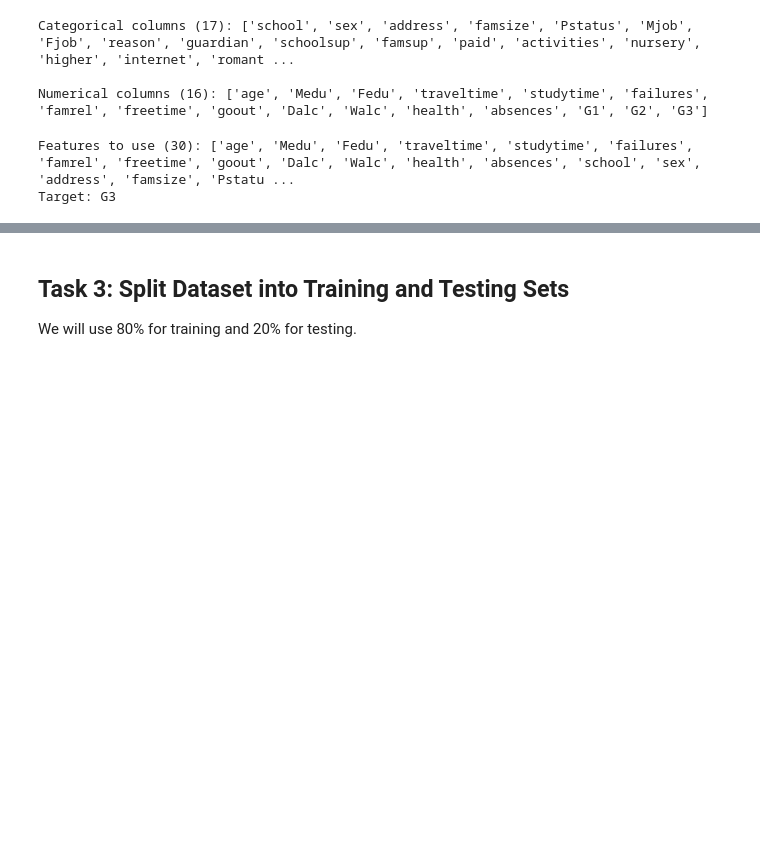
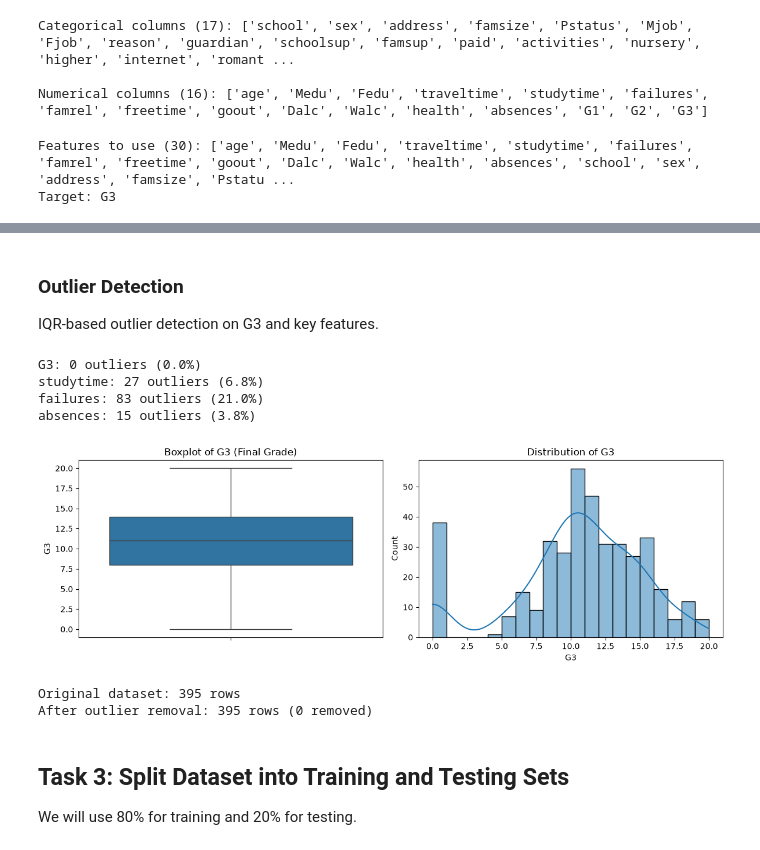
Before and after one commit to K1NGS1LVER/MCA_machine_learning, a Jupyter notebook: lab5/lab5_executed.ipynb, the cells around one changed output, grey strips where cells are left out. Saved outputs shown, nothing was run; the diff lists cells and outputs as text; code cells hidden in the pictures; blank space fills up the shorter version.

```diff
--- a/lab5/lab5_executed.ipynb
+++ b/lab5/lab5_executed.ipynb
@@ -121,3 +150,46 @@ Target: G3
+# %% [markdown]
+### Outlier Detection
+IQR-based outlier detection on G3 and key features.
+# %%
+# IQR: values beyond 1.5x the interquartile range are outliers
+def detect_outliers_iqr(series, factor=1.5):
+    q1 = series.quantile(0.25)
+    q3 = series.quantile(0.75)
+    iqr = q3 - q1
+    lower = q1 - factor * iqr
+    upper = q3 + factor * iqr
+    return (series < lower) | (series > upper)
+
+# Check outliers in target and top numerical features
+check_cols = ["G3", "studytime", "failures", "absences"]
+outlier_summary = {}
+for col in check_cols:
+    mask = detect_outliers_iqr(df[col])
+    outlier_summary[col] = mask.sum()
+    print(f"{col}: {mask.sum()} outliers ({mask.sum()/len(df)*100:.1f}%)")
+
+# Visualize outliers in G3
+fig, axes = plt.subplots(1, 2, figsize=(12, 4))
+sns.boxplot(y=df["G3"], ax=axes[0])
+axes[0].set_title("Boxplot of G3 (Final Grade)")
+sns.histplot(df["G3"], bins=20, kde=True, ax=axes[1])
+axes[1].set_title("Distribution of G3")
+plt.tight_layout()
+plt.show()
+
+# Clean data improves gradient descent convergence
+outlier_mask = detect_outliers_iqr(df["G3"])
+df_clean = df[~outlier_mask].copy()
+print(f"\nOriginal dataset: {len(df)} rows")
+print(f"After outlier removal: {len(df_clean)} rows ({outlier_mask.sum()} removed)")
+# %% [output]
+G3: 0 outliers (0.0%)
+studytime: 27 outliers (6.8%)
+failures: 83 outliers (21.0%)
+absences: 15 outliers (3.8%)
+[figure, added]
+Original dataset: 395 rows
+After outlier removal: 395 rows (0 removed)
 # %% [markdown]
 ## Task 3: Split Dataset into Training and Testing Sets
 We will use 80% for training and 20% for testing.
```
Also changed, not shown: parts of 21 cells of this notebook, 7 other files.
